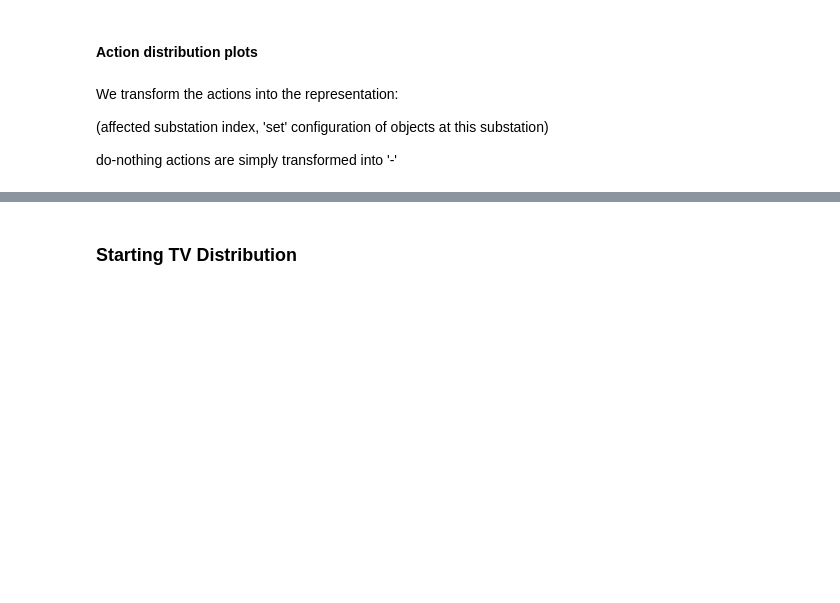
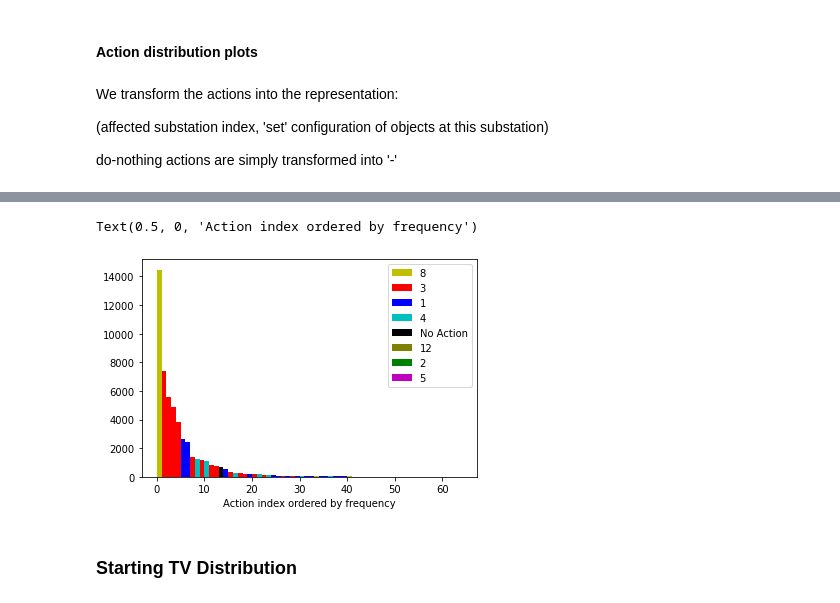
Before and after one commit to MatthijsdeJ/GNN_PN_Operation_MSc_Thesis, a Jupyter notebook: data_preprocessing_analysis/data_analysis_no_outage.ipynb, the cells around one changed output, grey strips where cells are left out. Drawn from its saved outputs; the diff is of its cells as text; code cells hidden in the pictures; blank space fills up the shorter version.

```diff
--- a/data_preprocessing_analysis/data_analysis_no_outage.ipynb
+++ b/data_preprocessing_analysis/data_analysis_no_outage.ipynb
@@ -198,9 +243,28 @@ plt.xlabel('Action index')
 # %%
 weight = [c for _,c in transformed_act_counter.most_common()]
 _, _, patches = plt.hist(range(len(weight)), weights=weight,bins=range(len(weight)+1))
-_ = [patches[i].set_facecolor(colormap[v if v==-1 else v[0]])
- for i,(v,_) in enumerate(transformed_act_counter.most_common())]
+
+#Applying colors
+labels_set = []
+for i,(v,_) in enumerate(transformed_act_counter.most_common()):
+    if type(v) == int:
+        patches[i].set_facecolor(colormap[-1])
+        patches[i].set_label("No Action")
+        continue
+    patches[i].set_facecolor(colormap[v[0]])
+    if v[0] not in labels_set:
+        patches[i].set_label(v[0])
+        labels_set.append(v[0])
+
+
+#_ = [patches[i].set_facecolor(colormap[v if v==-1 else v[0]])
+# for i,(v,_) in enumerate(transformed_act_counter.most_common())]
+
+plt.gca().legend()
 plt.xlabel('Action index ordered by frequency')
+# %% [output]
+Text(0.5, 0, 'Action index ordered by frequency')
+[figure, added]
 # %% [markdown]
 ### Starting TV Distribution
 # %%
```
Also changed, not shown: parts of 13 cells of this notebook, 1 other file.
